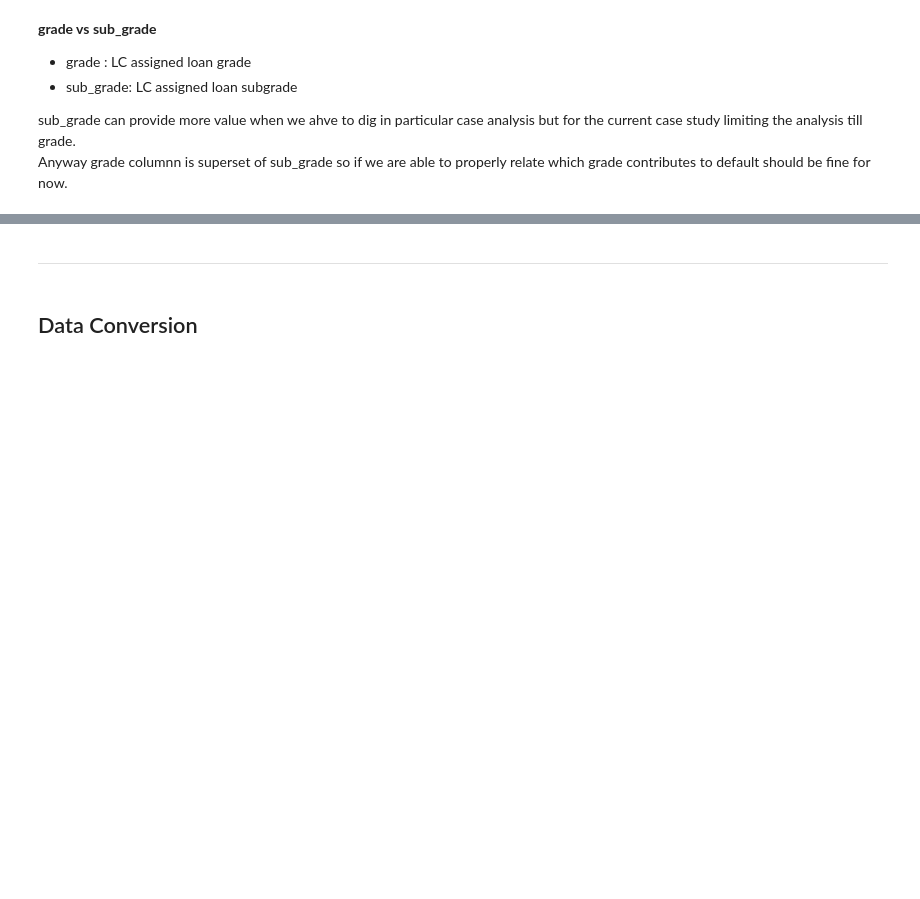
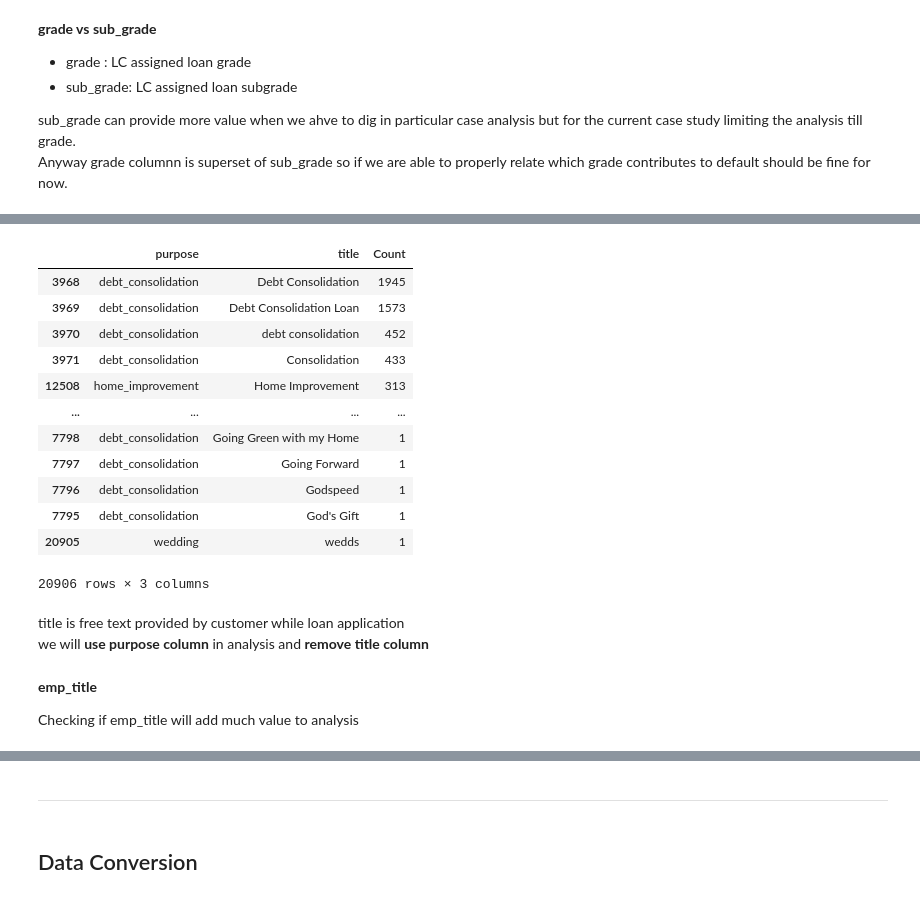
Before and after one commit to vikrampawar88/LendingClub-Case-Study, a Jupyter notebook: Vikram_Pawar.ipynb, the cells around one changed output, grey strips where cells are left out. Cells and saved outputs as stored; diff of their text form; code cells hidden in the pictures; blank space fills up the shorter version.

```diff
--- a/Vikram_Pawar.ipynb
+++ b/Vikram_Pawar.ipynb
@@ -559,0 +575,20 @@ loan_data = loan_data.drop(columns=['sub_grade'])
+# %%
+loan_data.groupby('purpose')['title'].value_counts().reset_index(name='Count').sort_values(by='Count', ascending=False)
+# %% [output]
+|  | purpose | title | Count |
+| 3968 | debt_consolidation | Debt Consolidation | 1945 |
+| 3969 | debt_consolidation | Debt Consolidation Loan | 1573 |
+| 3970 | debt_consolidation | debt consolidation | 452 |
+| 3971 | debt_consolidation | Consolidation | 433 |
+| 12508 | home_improvement | Home Improvement | 313 |
+| ... | ... | ... | ... |
+| 7798 | debt_consolidation | Going Green with my Home | 1 |
+| 7797 | debt_consolidation | Going Forward | 1 |
+| 7796 | debt_consolidation | Godspeed | 1 |
+| 7795 | debt_consolidation | God's Gift | 1 |
+| 20905 | wedding | wedds | 1 |
+20906 rows × 3 columns
+# %% [markdown]
+title is free text provided by customer while loan application
+<br>
+we will **use purpose column** in analysis and **remove title column**
@@ -559,0 +599,4 @@ loan_data = loan_data.drop(columns=['sub_grade'])
+# %% [markdown]
+**emp_title**
+
+Checking if emp_title will add much value to analysis
```
Also changed, not shown: parts of 25 cells of this notebook, 2 other files.
